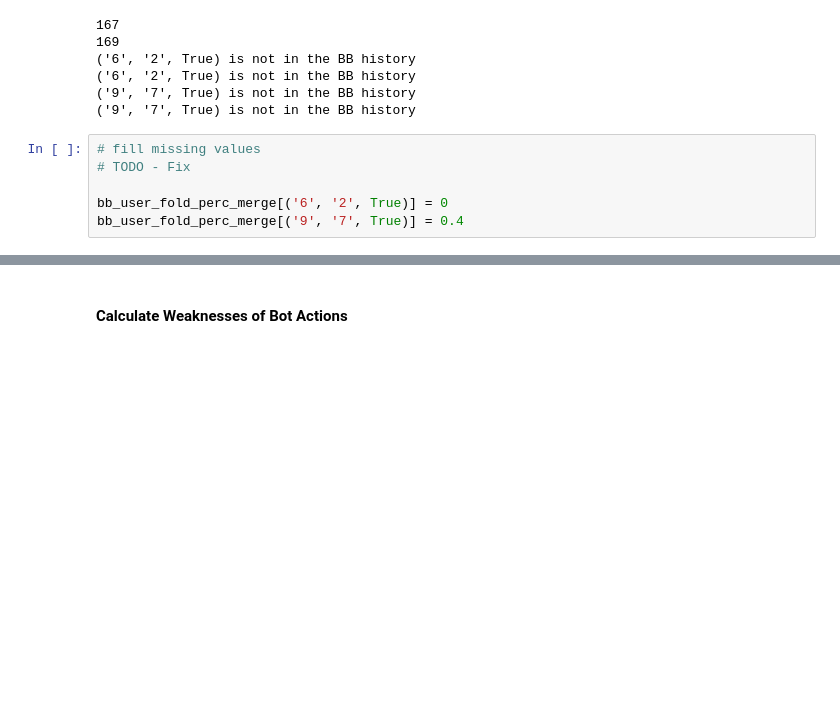
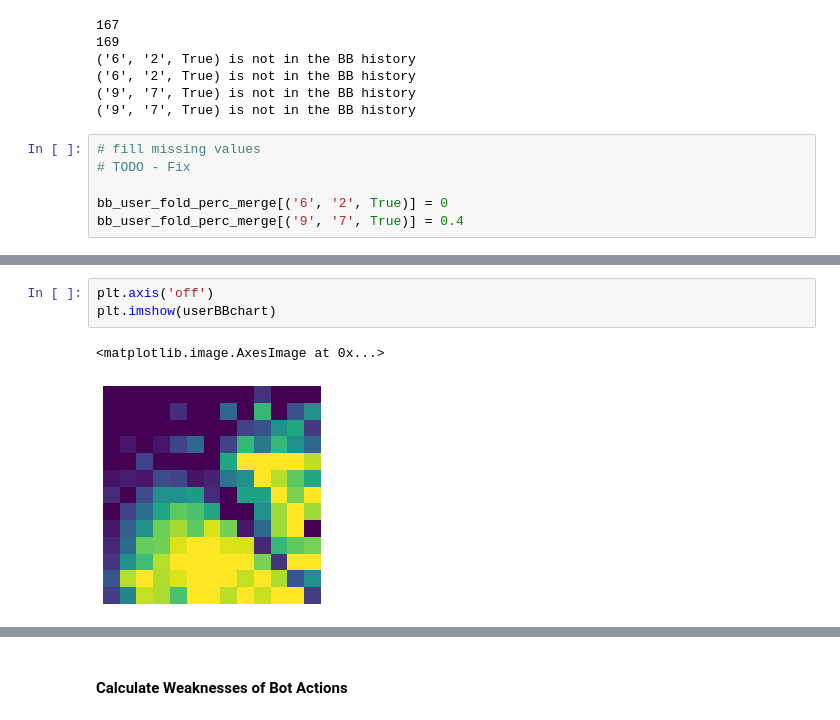
Before and after one commit to nrlopez03/CFR-Poker, a Jupyter notebook: CFR.ipynb, the cells around one changed output, grey strips where cells are left out. Cells and saved outputs as stored; diff of their text form; blank space fills up the shorter version.

```diff
--- a/CFR.ipynb
+++ b/CFR.ipynb
@@ -811,0 +829,6 @@ bb_user_fold_perc_merge[('9', '7', True)] = 0.4
+# %%
+plt.axis('off')
+plt.imshow(userBBchart)
+# %% [output]
+<matplotlib.image.AxesImage at 0x...>
+[figure, added]
```
Also changed, not shown: parts of 10 cells of this notebook.
